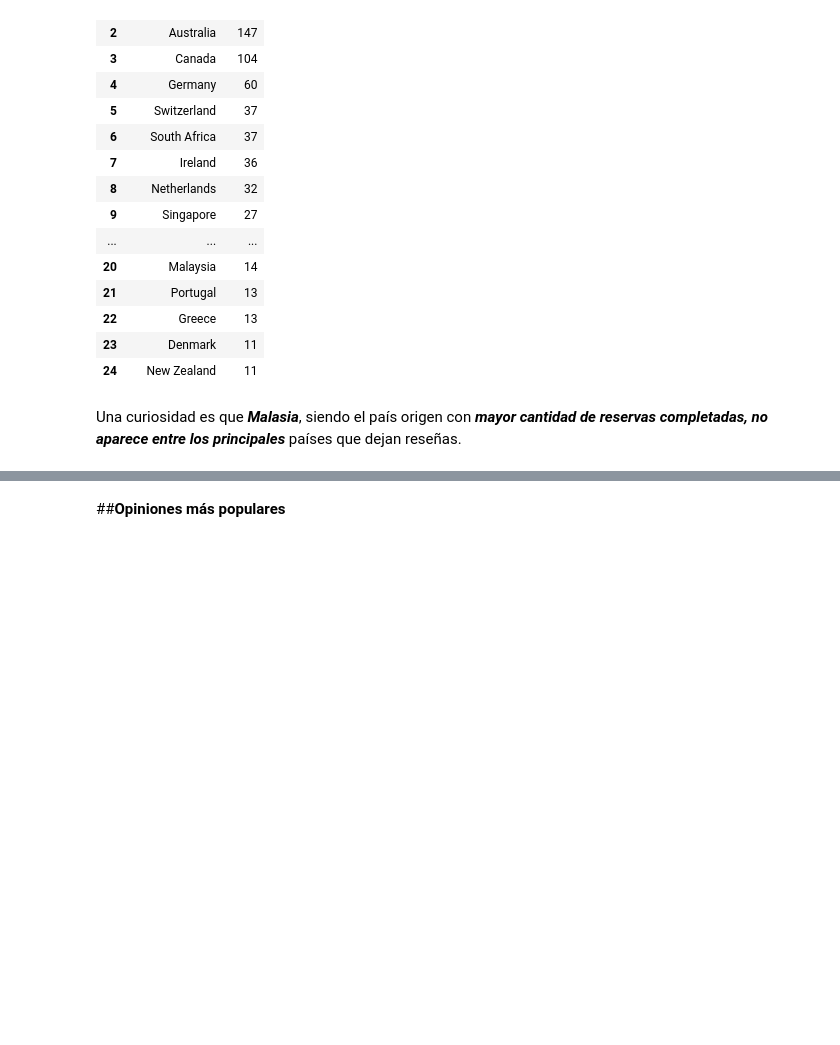
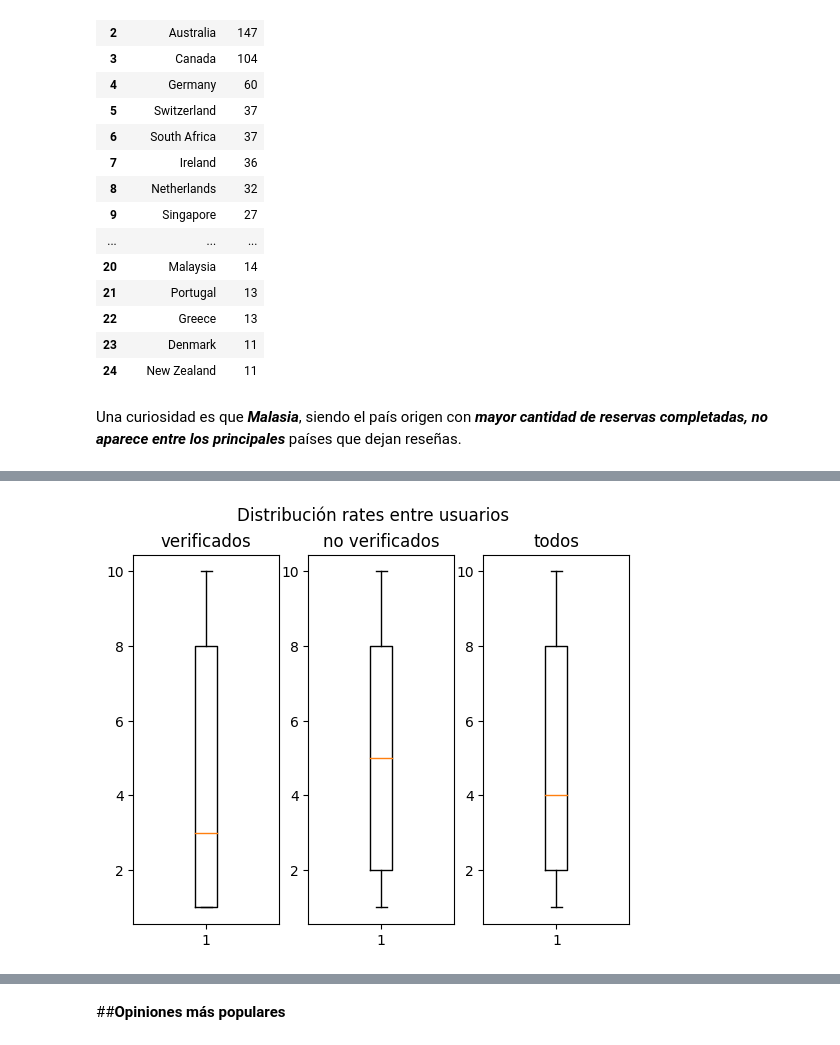
Before and after one commit to alexguttlein/TP1-AnalisisExploratorioDeDatos, a Jupyter notebook: TP1_Análisis_Exploratorio_de_Datos.ipynb, the cells around one changed output, grey strips where cells are left out. Saved outputs shown, nothing was run; the diff lists cells and outputs as text; code cells hidden in the pictures; blank space fills up the shorter version.

```diff
--- a/TP1_Análisis_Exploratorio_de_Datos.ipynb
+++ b/TP1_Análisis_Exploratorio_de_Datos.ipynb
@@ -674,0 +690,21 @@ Una curiosidad es que ***Malasia***, siendo el país origen con ***mayor cantida
+# %%
+# vemos si hay alguna relación entre usuarios verificados y el rate que dejan
+verificados = cleaned_reviews.loc[cleaned_reviews['verified']==True, 'rates']
+no_verificados = cleaned_reviews.loc[cleaned_reviews['verified']==False, 'rates']
+general = cleaned_reviews['rates']
+
+fig, (ax1, ax2, ax3) = plt.subplots(nrows=1, ncols=3)
+
+ax1.boxplot(verificados)
+ax1.set_title('verificados')
+
+ax2.boxplot(no_verificados)
+ax2.set_title('no verificados')
+
+ax3.boxplot(general)
+ax3.set_title('todos')
+
+plt.suptitle('Distribución rates entre usuarios')
+plt.show()
+# %% [output]
+[figure, added]
```
Also changed, not shown: parts of 4 cells of this notebook.
